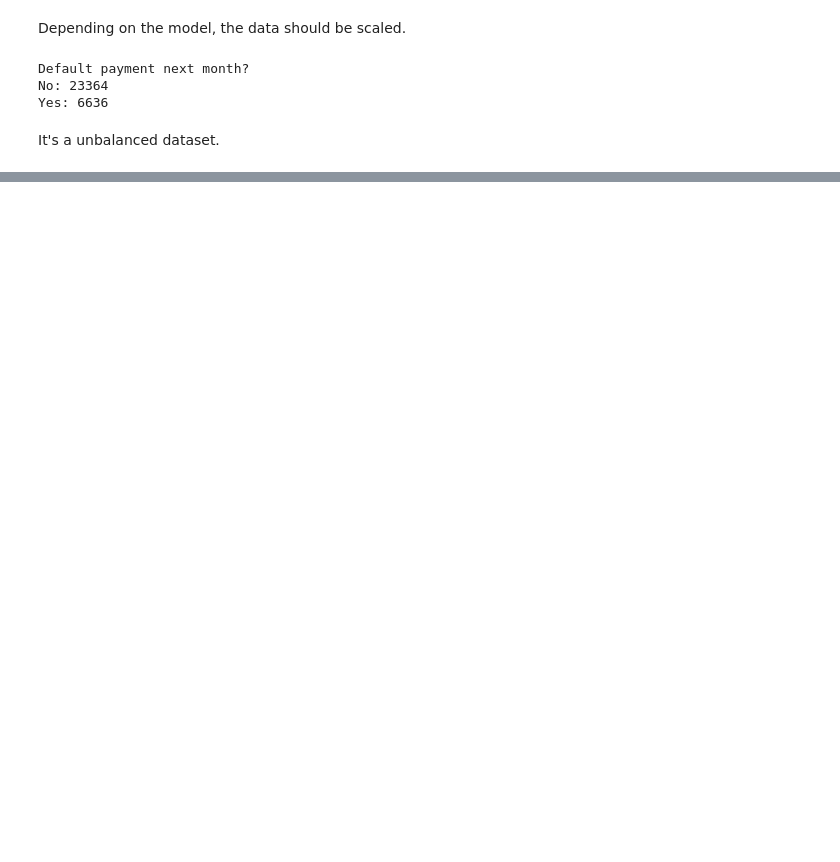
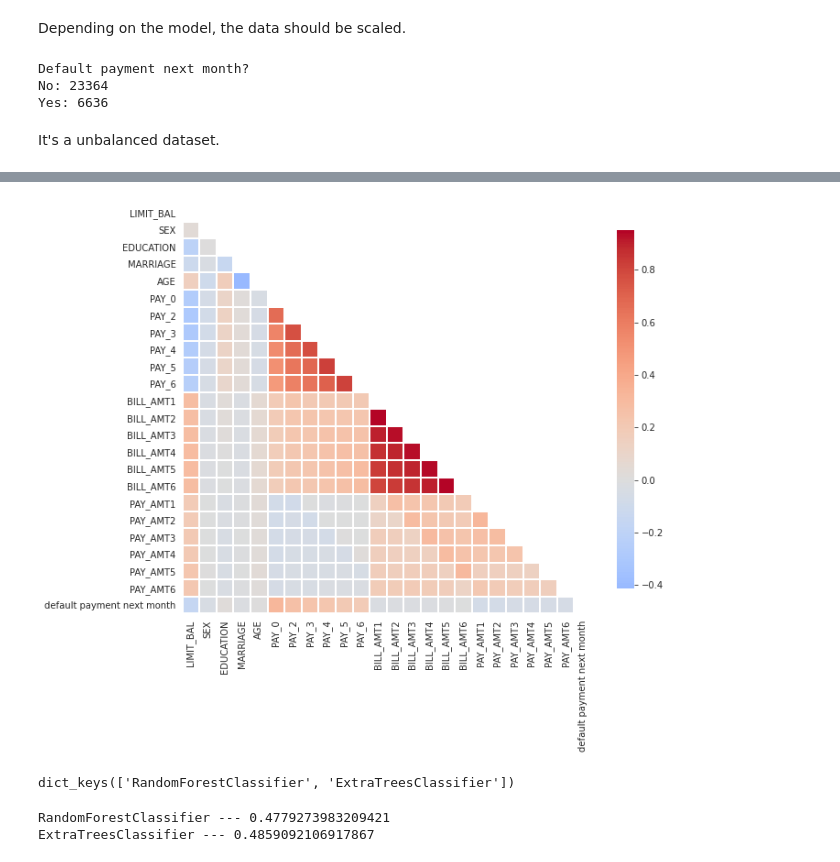
Before and after one commit to caiomts/default-credit-card-classification, a Jupyter notebook: eda.ipynb, the cells around one changed output, grey strips where cells are left out. Cells and saved outputs as stored; diff of their text form; code cells hidden in the pictures; blank space fills up the shorter version.

```diff
--- a/eda.ipynb
+++ b/eda.ipynb
@@ -85,0 +188,5 @@ It's a unbalanced dataset.
+# %%
+train = X_train.merge(y_train, left_index=True, right_index=True)
+# %%
+corr = train.corr()
+corr.iloc[:, -1]
@@ -85,0 +211,13 @@ It's a unbalanced dataset.
+# %%
+# Generate a mask for the upper triangle
+mask = np.triu(np.ones_like(corr, dtype=bool))
+
+# Set up the matplotlib figure
+f, ax = plt.subplots(figsize=(10, 12))
+
+# Draw the heatmap with the mask and correct aspect ratio
+sns.heatmap(corr, mask=mask, cmap=plt.get_cmap('coolwarm'), center=0,
+            square=True, linewidths=.3, cbar_kws={"shrink": .6})
+plt.show()
+# %% [output]
+[figure, added]
@@ -85,0 +239,10 @@ It's a unbalanced dataset.
+# %%
+estimators.keys()
+# %% [output]
+dict_keys(['RandomForestClassifier', 'ExtraTreesClassifier'])
+# %%
+for estimator in estimators.keys():
+    print(f"{estimator} --- {estimators[estimator].best_score_}")
+# %% [output]
+RandomForestClassifier --- 0.4779273983209421
+ExtraTreesClassifier --- 0.4859092106917867
```
Also changed, not shown: parts of 17 cells of this notebook, 4 other files.
